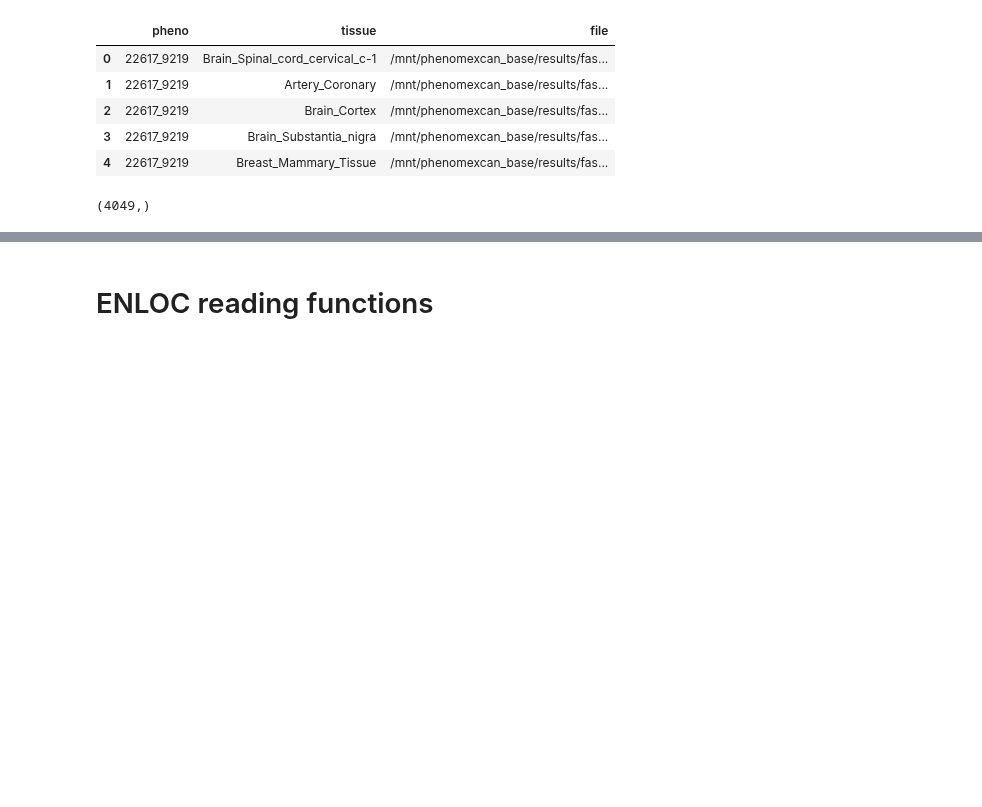
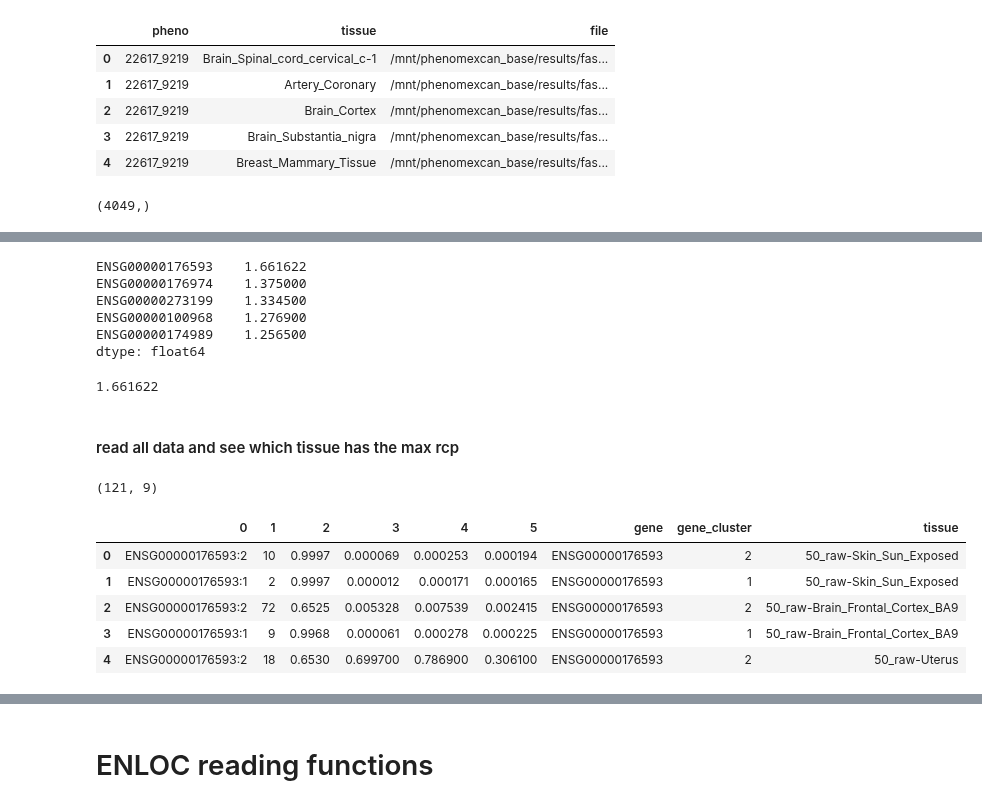
Before and after one commit to hakyimlab/phenomexcan, a Jupyter notebook: scripts/100_postprocessing/05_fastenloc.ipynb, the cells around one changed output, grey strips where cells are left out. Drawn from its saved outputs; the diff is of its cells as text; code cells hidden in the pictures; blank space fills up the shorter version.

Commit message:
scripts/100_postprocessing: fastENLOC notebook updated.

```diff
--- a/scripts/100_postprocessing/05_fastenloc.ipynb
+++ b/scripts/100_postprocessing/05_fastenloc.ipynb
@@ -148,0 +215,42 @@ assert t.loc['ENSG00000116985'] == (1.124e-02 + 5.425e-07 + 1.153e-08 + 2.864e-0
+# %%
+t.sort_values(ascending=False).head()
+# %% [output]
+ENSG00000176593    1.661622
+ENSG00000176974    1.375000
+ENSG00000273199    1.334500
+ENSG00000100968    1.276900
+ENSG00000174989    1.256500
+dtype: float64
+# %%
+t.loc['ENSG00000176593']
+# %% [output]
+1.661622
+# %% [markdown]
+#### read all data and see which tissue has the max rcp
+# %%
+_all_files = glob(os.path.join(conf.FASTENLOC_RESULTS_DIR['RapidGWASProject'], '50_raw/fastenloc-50_raw-*.sig.out'))
+_all_data = []
+
+for f in _all_files:
+    tmp = pd.read_csv(f, sep='\s+', header=None)
+    _split = tmp[0].str.split(':', expand=True)
+    tmp = tmp.assign(gene=_split[0])
+    tmp = tmp.assign(gene_cluster=_split[1])
+    tmp = tmp[tmp['gene'] == 'ENSG00000176593']
+    tmp = tmp.assign(tissue=os.path.basename(f).split('fastenloc-')[1].split('.enloc.sig.out')[0])
+    _all_data.append(tmp)
+
+_all_data_df = pd.concat(_all_data, ignore_index=True)
+# %%
+_all_data_df.shape
+# %% [output]
+(121, 9)
+# %%
+_all_data_df.head()
+# %% [output]
+|  | 0 | 1 | 2 | 3 | 4 | 5 | gene | gene_cluster | tissue |
+| 0 | ENSG00000176593:2 | 10 | 0.9997 | 0.000069 | 0.000253 | 0.000194 | ENSG00000176593 | 2 | 50_raw-Skin_Sun_Exposed |
+| 1 | ENSG00000176593:1 | 2 | 0.9997 | 0.000012 | 0.000171 | 0.000165 | ENSG00000176593 | 1 | 50_raw-Skin_Sun_Exposed |
+| 2 | ENSG00000176593:2 | 72 | 0.6525 | 0.005328 | 0.007539 | 0.002415 | ENSG00000176593 | 2 | 50_raw-Brain_Frontal_Cortex_BA9 |
+| 3 | ENSG00000176593:1 | 9 | 0.9968 | 0.000061 | 0.000278 | 0.000225 | ENSG00000176593 | 1 | 50_raw-Brain_Frontal_Cortex_BA9 |
+| 4 | ENSG00000176593:2 | 18 | 0.6530 | 0.699700 | 0.786900 | 0.306100 | ENSG00000176593 | 2 | 50_raw-Uterus |
```
Also changed, not shown: parts of 35 cells of this notebook.
